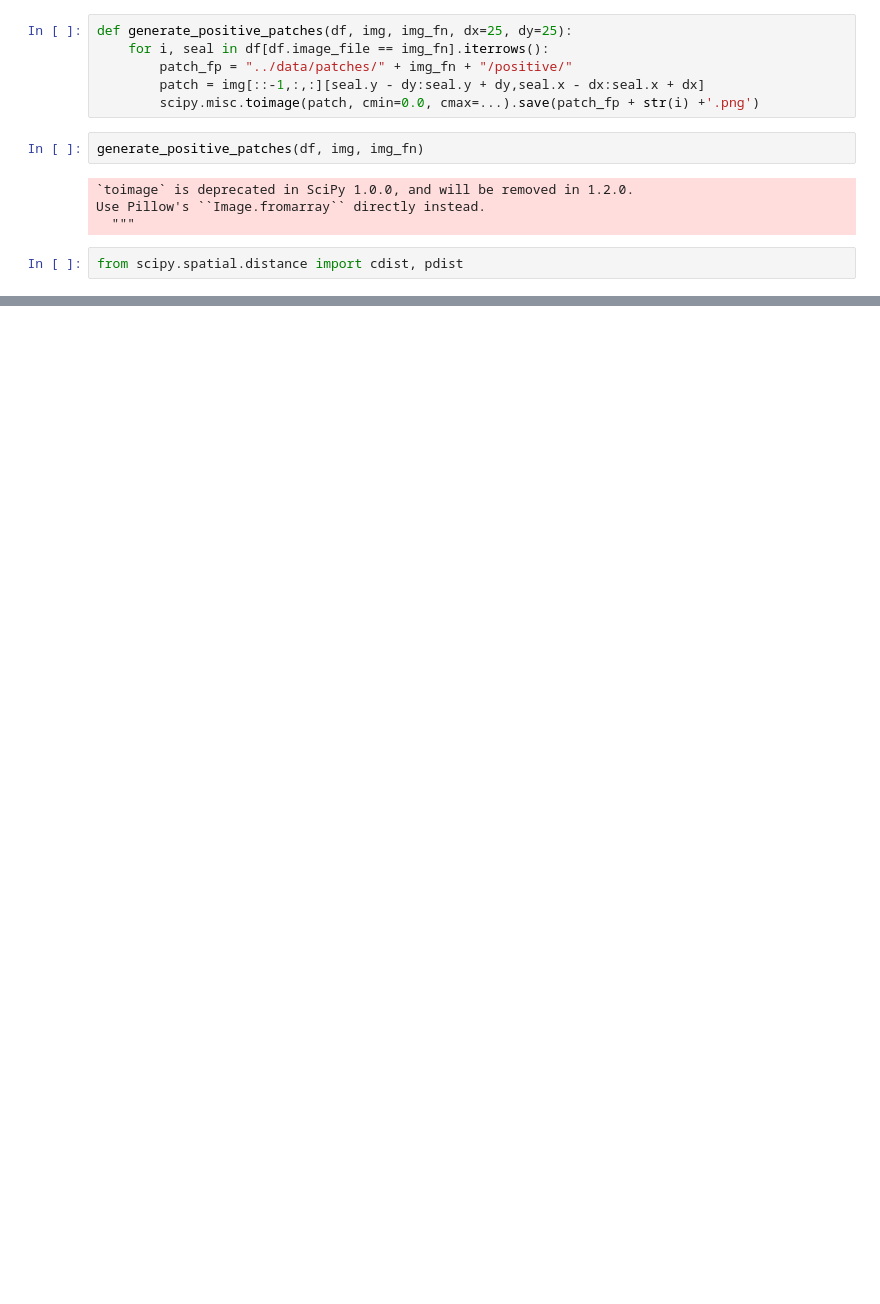
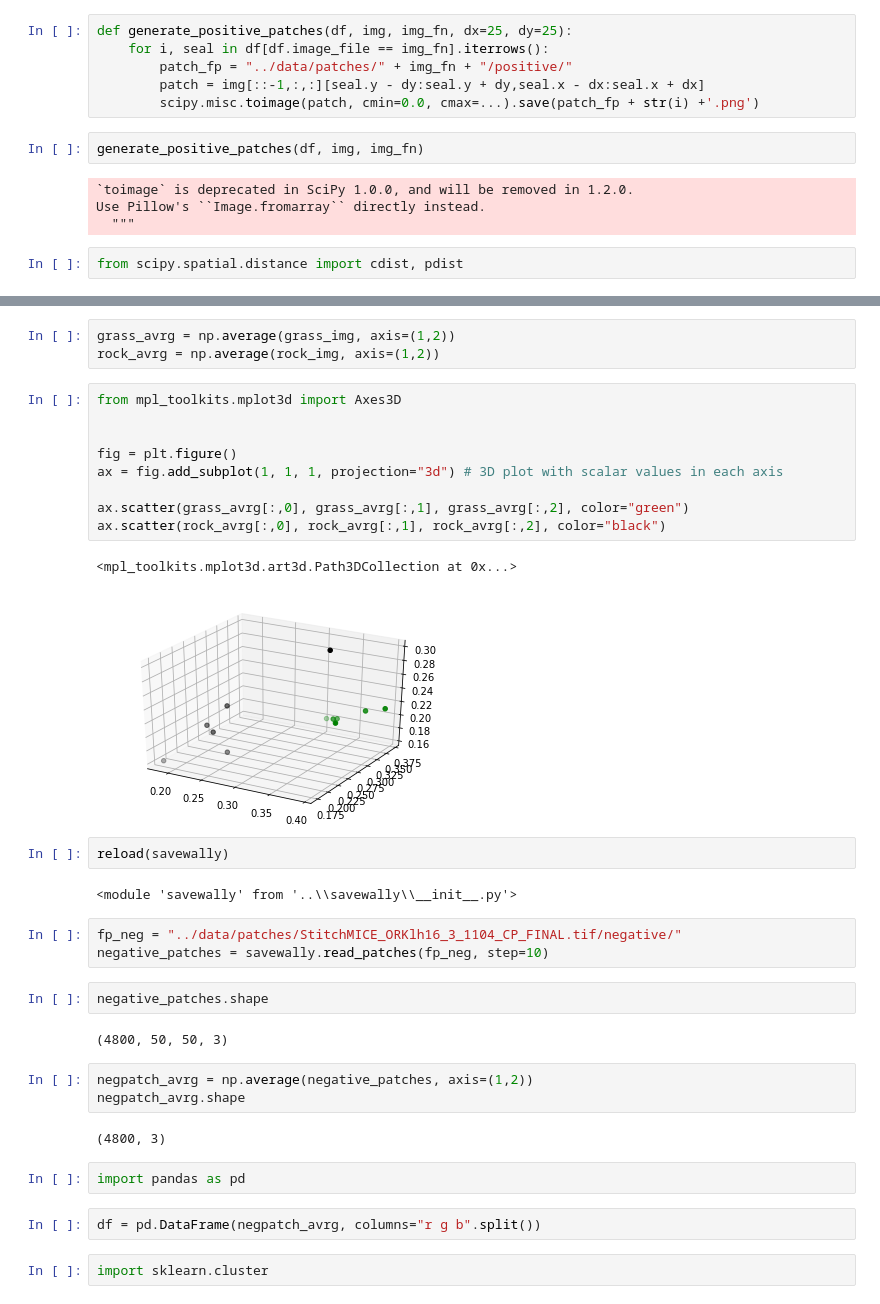
Before and after one commit to alex-schaaf/savewally, a Jupyter notebook: notebooks/01_data_wrangling.ipynb, the cells around one changed output, grey strips where cells are left out. Drawn from its saved outputs; the diff is of its cells as text; blank space fills up the shorter version.

```diff
--- a/notebooks/01_data_wrangling.ipynb
+++ b/notebooks/01_data_wrangling.ipynb
@@ -102,0 +142,37 @@ np.mean()
+# %%
+grass_avrg = np.average(grass_img, axis=(1,2))
+rock_avrg = np.average(rock_img, axis=(1,2))
+# %%
+from mpl_toolkits.mplot3d import Axes3D
+
+
+fig = plt.figure()
+ax = fig.add_subplot(1, 1, 1, projection="3d") # 3D plot with scalar values in each axis
+
+ax.scatter(grass_avrg[:,0], grass_avrg[:,1], grass_avrg[:,2], color="green")
+ax.scatter(rock_avrg[:,0], rock_avrg[:,1], rock_avrg[:,2], color="black")
+# %% [output]
+<mpl_toolkits.mplot3d.art3d.Path3DCollection at 0x...>
+[figure, added]
+# %%
+reload(savewally)
+# %% [output]
+<module 'savewally' from '..\\savewally\\__init__.py'>
+# %%
+fp_neg = "../data/patches/StitchMICE_ORKlh16_3_1104_CP_FINAL.tif/negative/"
+negative_patches = savewally.read_patches(fp_neg, step=10)
+# %%
+negative_patches.shape
+# %% [output]
+(4800, 50, 50, 3)
+# %%
+negpatch_avrg = np.average(negative_patches, axis=(1,2))
+negpatch_avrg.shape
+# %% [output]
+(4800, 3)
+# %%
+import pandas as pd
+# %%
+df = pd.DataFrame(negpatch_avrg, columns="r g b".split())
+# %%
+import sklearn.cluster
```
Also changed, not shown: parts of 37 cells of this notebook, 2 other files.
